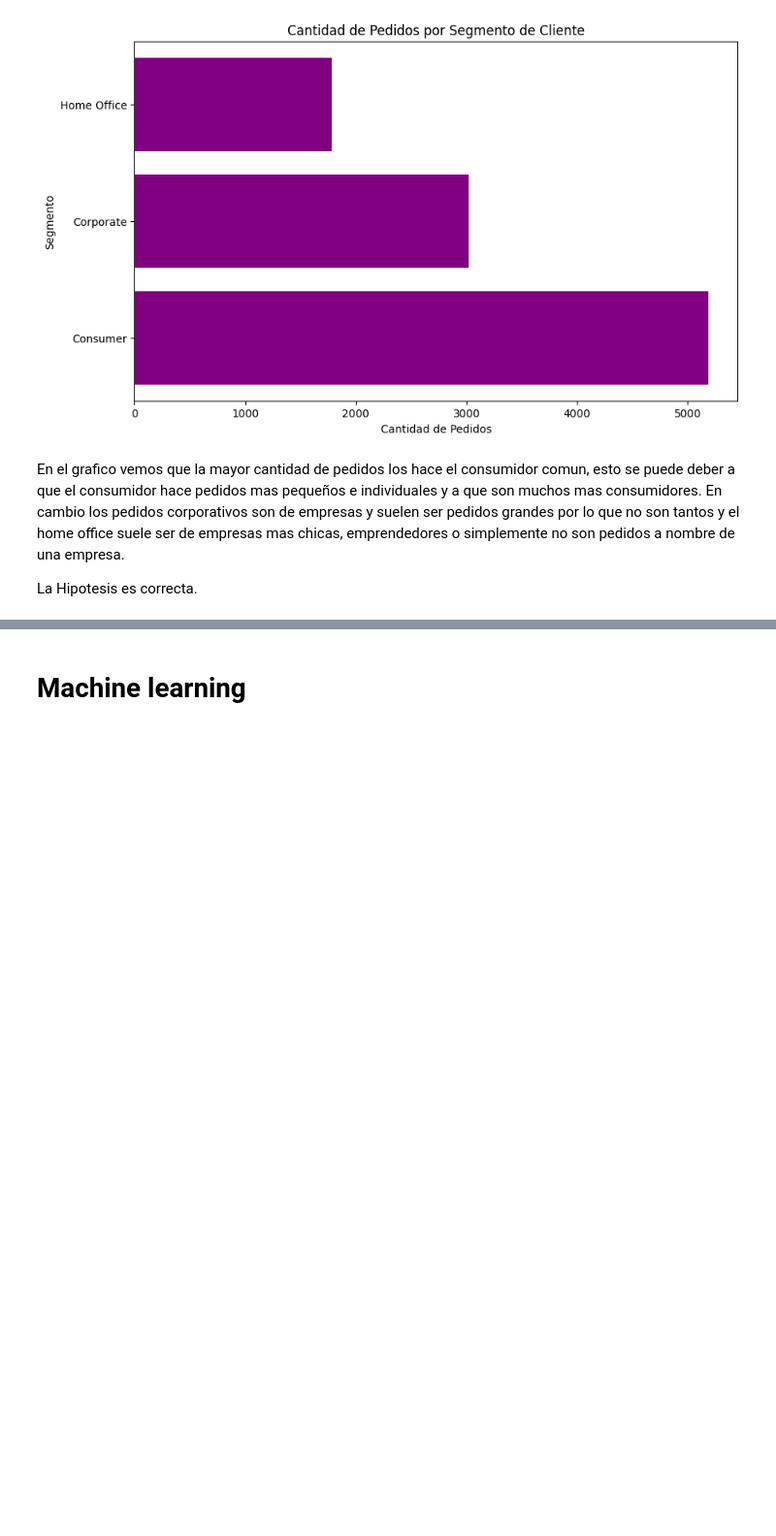
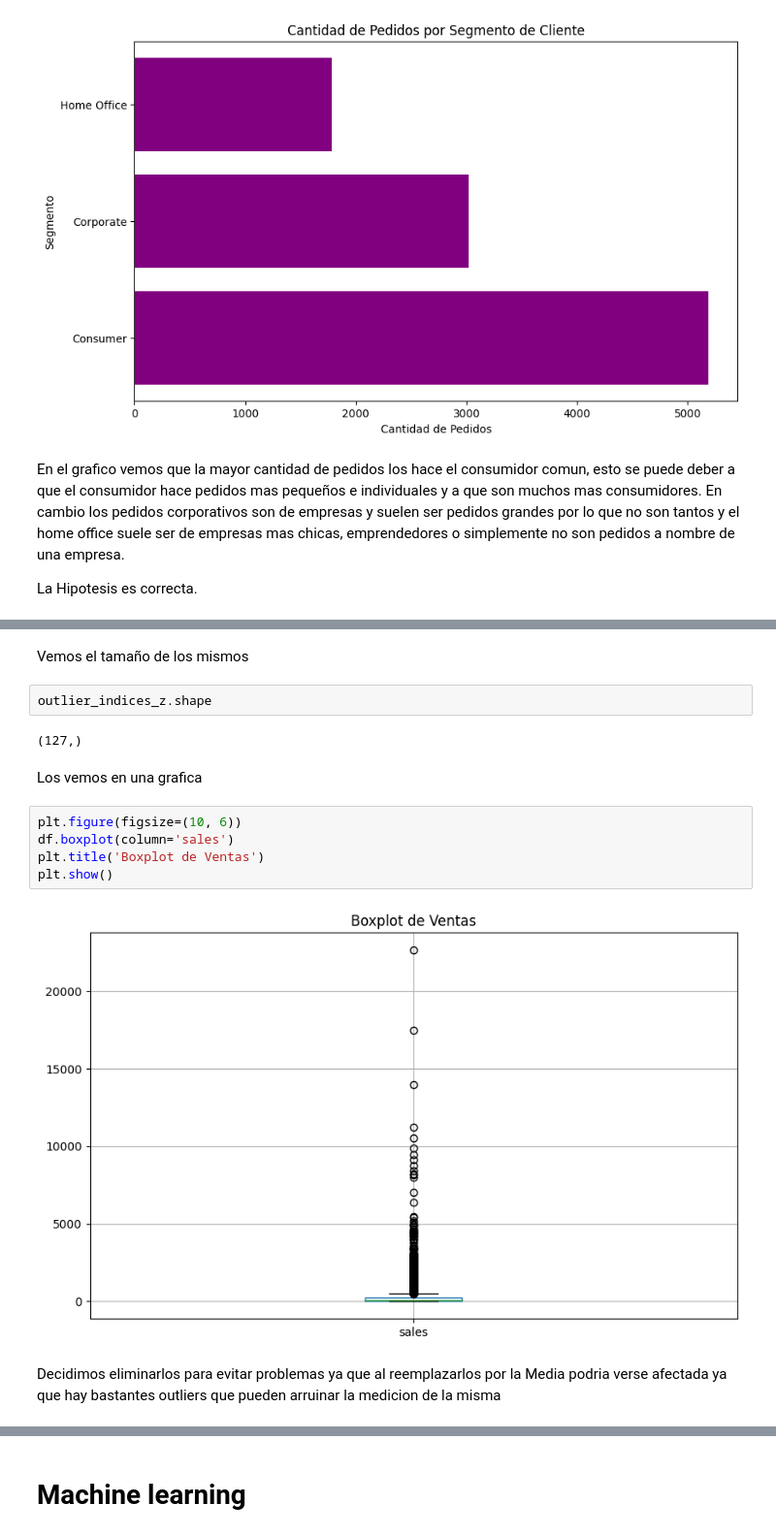
Before and after one commit to AngeloUanini/Superstore-Data, a Jupyter notebook: Proyecto_ParteIII_Uanini.ipynb, the cells around one changed output, grey strips where cells are left out. Shown at 97% size. Cells and saved outputs as stored; diff of their text form; blank space fills up the shorter version.

```diff
--- a/Proyecto_ParteIII_Uanini.ipynb
+++ b/Proyecto_ParteIII_Uanini.ipynb
@@ -313,0 +342,17 @@ La Hipotesis es correcta.
+# %% [markdown]
+Vemos el tamaño de los mismos
+# %%
+outlier_indices_z.shape
+# %% [output]
+(127,)
+# %% [markdown]
+Los vemos en una grafica
+# %%
+plt.figure(figsize=(10, 6))
+df.boxplot(column='sales')
+plt.title('Boxplot de Ventas')
+plt.show()
+# %% [output]
+[figure, added]
+# %% [markdown]
+Decidimos eliminarlos para evitar problemas ya que al reemplazarlos por la Media podria verse afectada ya que hay bastantes outliers que pueden arruinar la medicion de la misma
```
Also changed, not shown: parts of 19 cells of this notebook.
